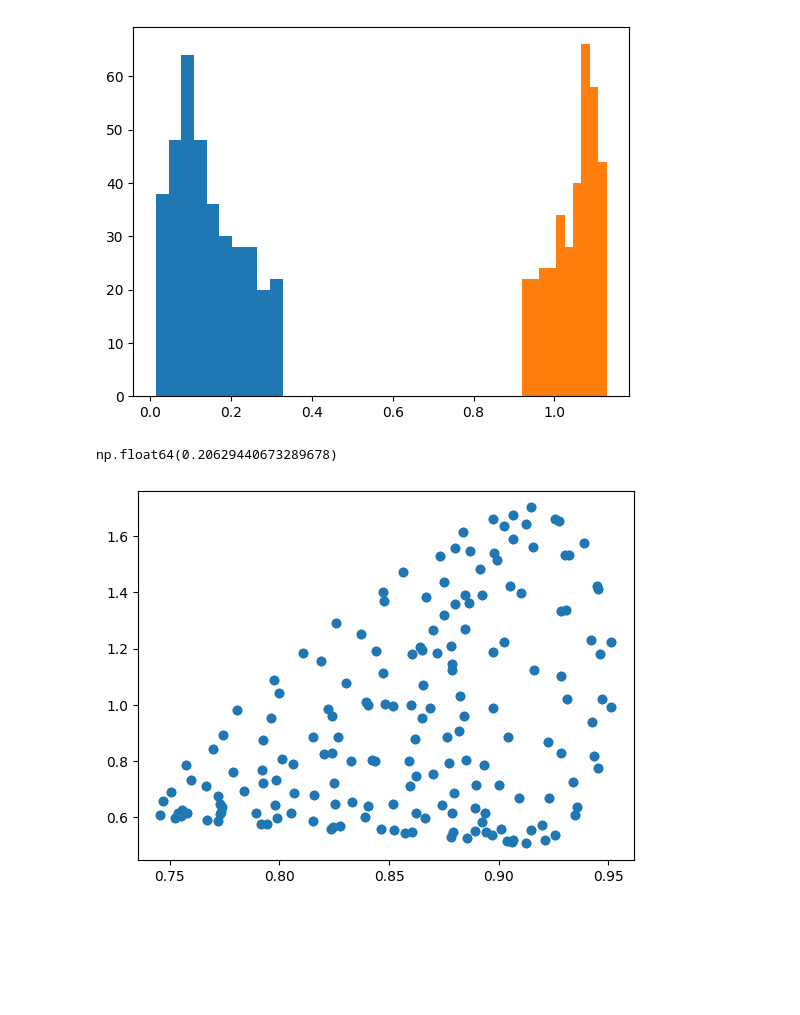
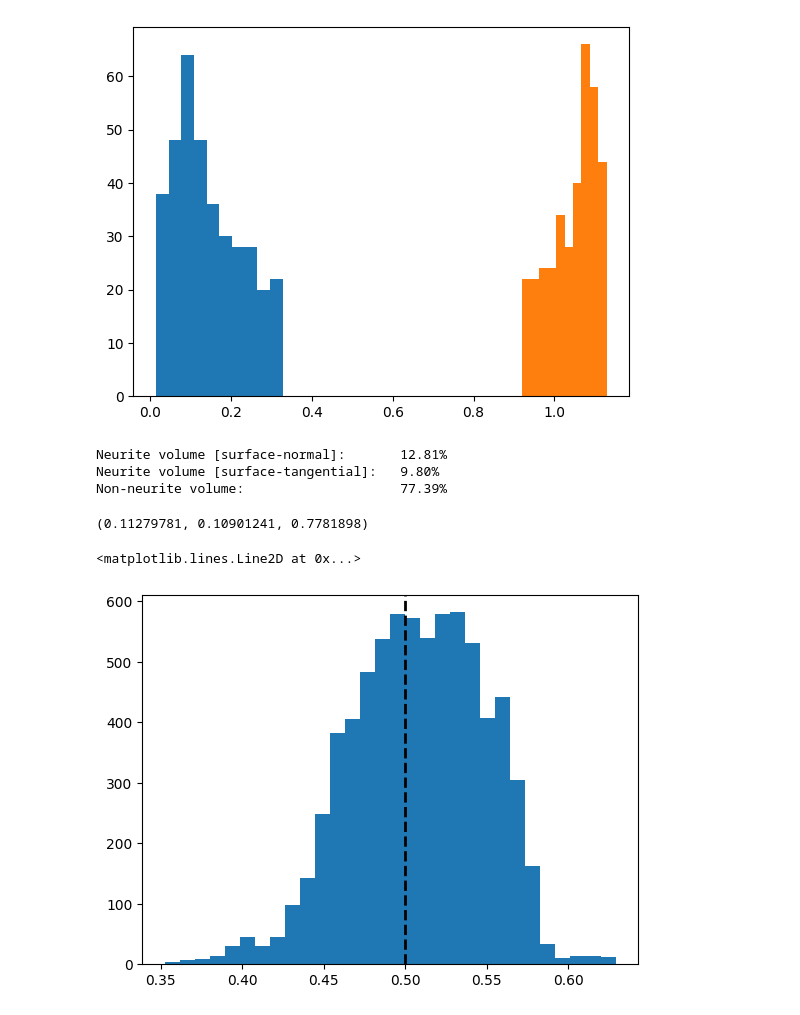
Before and after one commit to JonahKember/hippocampus_dMRI, a Jupyter notebook: testing.ipynb, the cells around one changed output. Drawn from its saved outputs; the diff is of its cells as text; code cells hidden in the pictures; blank space fills up the shorter version.

Commit message:
added directional diffusion modelling

```diff
--- a/testing.ipynb
+++ b/testing.ipynb
@@ -848,20 +849,45 @@ plt.hist(extra_diff * 1e3)
         1.12934498]),
  <BarContainer object of 10 artists>)
 [figure]
-# %%
-# intra_diff + extra_diff
-
-# adc = nib.load('output/sub-HCD0001305_hemi-L_space-cropB0_desc-diffusion_sphere-symmetric362.nii.gz').get_fdata()
-
-awf = dki_micro.axonal_water_fraction(params_flat[500_000])
-
-plt.scatter(
-    (extra_diff*(1-awf) + intra_diff*awf)*1e3,
-    adc[100,100,100,:]*1e3
-)
-
-
-awf
-# %% [output]
-np.float64(0.20629440673289678)
-[figure, removed]
+# %%
+import numpy as np
+import nibabel as nib
+import matplotlib.pyplot as plt
+
+subject = 'HCD0001305'
+hemi = 'L'
+
+gii = nib.load('direction_diffusion.L.func.gii')
+
+awf = gii.darrays[0].data
+intra_norm = gii.darrays[1].data
+intra_tan  = gii.darrays[2].data
+
+vertex = 1000
+
+w_norm = (intra_norm[vertex] / (intra_norm[vertex] + intra_tan[vertex]))  * awf[vertex]
+w_tan  = (intra_tan[vertex]  / (intra_tan[vertex]  + intra_norm[vertex])) * awf[vertex]
+w_non  = (1 - awf[vertex])
+
+
+print(f'Neurite volume [surface-normal]:       {w_norm*100:.2f}%')
+print(f'Neurite volume [surface-tangential]:   {w_tan*100:.2f}%')
+print(f'Non-neurite volume:                    {w_non*100:.2f}%')
+
+
+w_norm = (intra_norm / (intra_norm + intra_tan))  * awf
+w_tan  = (intra_tan  / (intra_tan  + intra_norm)) * awf
+w_non  = (1 - awf)
+
+w_norm.mean(), w_tan.mean(), w_non.mean()
+# %% [output]
+Neurite volume [surface-normal]:       12.81%
+Neurite volume [surface-tangential]:   9.80%
+Non-neurite volume:                    77.39%
+(0.11279781, 0.10901241, 0.7781898)
+# %%
+plt.hist(w_norm / awf, 30)
+plt.axvline(.5, lw=2, c='k', ls='--')
+# %% [output]
+<matplotlib.lines.Line2D at 0x...>
+[figure, added]
```
Also changed, not shown: parts of 5 cells of this notebook, 6 other files.
